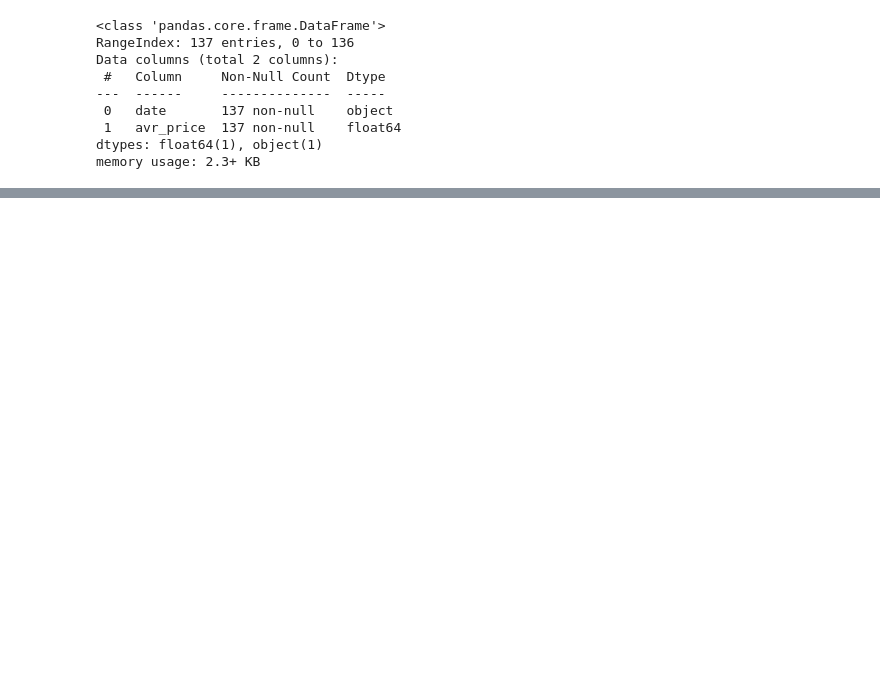
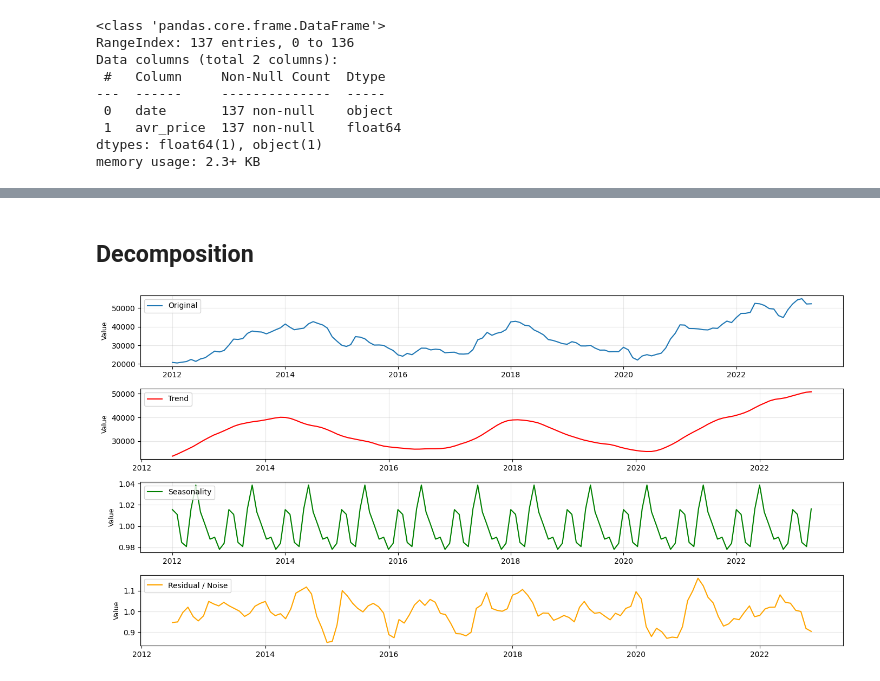
Before and after one commit to dlhegend/-TS_Academy_Capstone_Project, a Jupyter notebook: notebooks/douglas_tsa_cp.ipynb, the cells around one changed output, grey strips where cells are left out. Cells and saved outputs as stored; diff of their text form; code cells hidden in the pictures; blank space fills up the shorter version.

```diff
--- a/notebooks/douglas_tsa_cp.ipynb
+++ b/notebooks/douglas_tsa_cp.ipynb
@@ -321,0 +190,42 @@ plt.show()
+# %% [markdown]
+## **Decomposition**
+# %%
+# Decompose the avr_price to show: trend, seasonality, and white noise (residues)
+from statsmodels.tsa.seasonal import seasonal_decompose
+
+decomposition = seasonal_decompose(df['avr_price'], model='multiplicative', period=12)
+
+trend = decomposition.trend
+seasonal = decomposition.seasonal
+residual = decomposition.resid
+
+fig, axes = plt.subplots(4, 1, figsize=(14, 7))
+
+# Original Series
+axes[0].plot(df['avr_price'], label='Original')
+axes[0].set_ylabel('Value', fontsize=9)
+axes[0].legend(loc='upper left')
+axes[0].grid(True, alpha=0.3)
+
+# Trend
+axes[1].plot(trend, label='Trend', color='red')
+axes[1].set_ylabel('Value', fontsize=9)
+axes[1].legend(loc='upper left')
+axes[1].grid(True, alpha=0.3)
+
+# Seasonality
+axes[2].plot(seasonal, label='Seasonality', color='green')
+axes[2].set_ylabel('Value', fontsize=9)
+axes[2].legend(loc='upper left')
+axes[2].grid(True, alpha=0.3)
+
+# White Noise
+axes[3].plot(residual, label='Residual / Noise', color='orange')
+axes[3].set_ylabel('Value', fontsize=9)
+axes[3].legend(loc='upper left')
+axes[3].grid(True, alpha=0.3)
+
+plt.tight_layout()
+plt.show()
+# %% [output]
+[figure, added]
```
Also changed, not shown: parts of 96 cells of this notebook.
